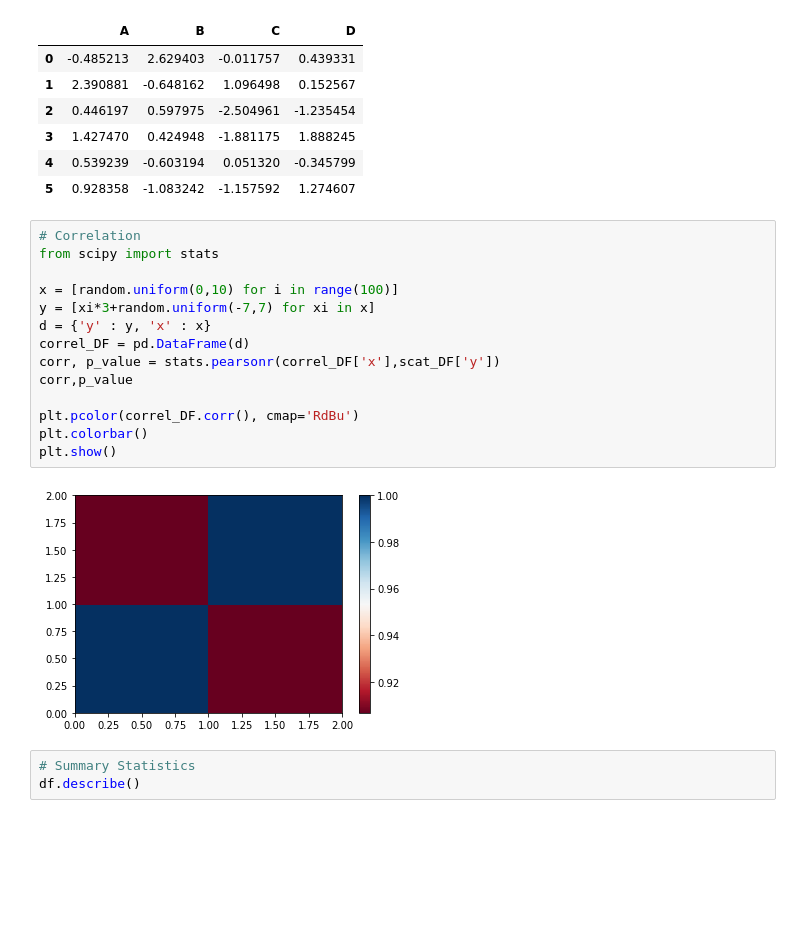
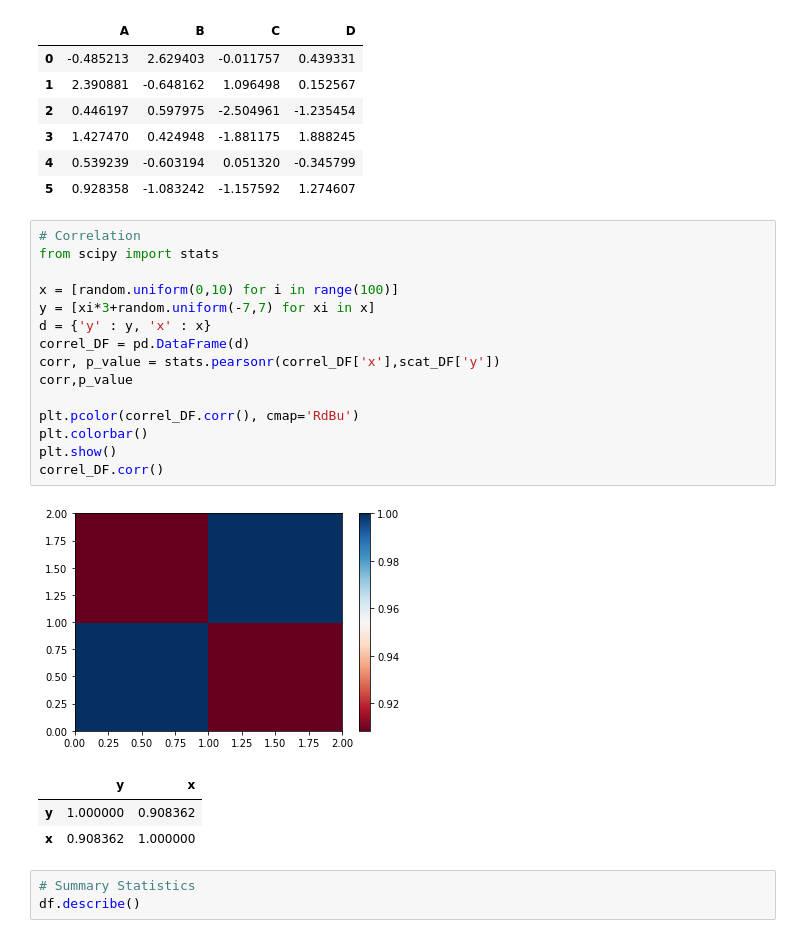
Before and after one commit to hheimpel/Python_samples, a Jupyter notebook: General_Python.ipynb, the cells around one changed output. Cells and saved outputs as stored; diff of their text form; blank space fills up the shorter version.

```diff
--- a/General_Python.ipynb
+++ b/General_Python.ipynb
@@ -535,19 +535,23 @@ df
 # %%
 # Correlation
 from scipy import stats
 
 x = [random.uniform(0,10) for i in range(100)]
 y = [xi*3+random.uniform(-7,7) for xi in x]
 d = {'y' : y, 'x' : x}
 correl_DF = pd.DataFrame(d)
 corr, p_value = stats.pearsonr(correl_DF['x'],scat_DF['y'])
 corr,p_value
 
 plt.pcolor(correl_DF.corr(), cmap='RdBu')
 plt.colorbar()
 plt.show()
+correl_DF.corr()
 # %% [output]
-[figure, old version]
+[figure, new version]
+|  | y | x |
+| y | 1.000000 | 0.908362 |
+| x | 0.908362 | 1.000000 |
 # %%
 # Summary Statistics
 df.describe()
```
Also changed, not shown: parts of 10 cells of this notebook.
